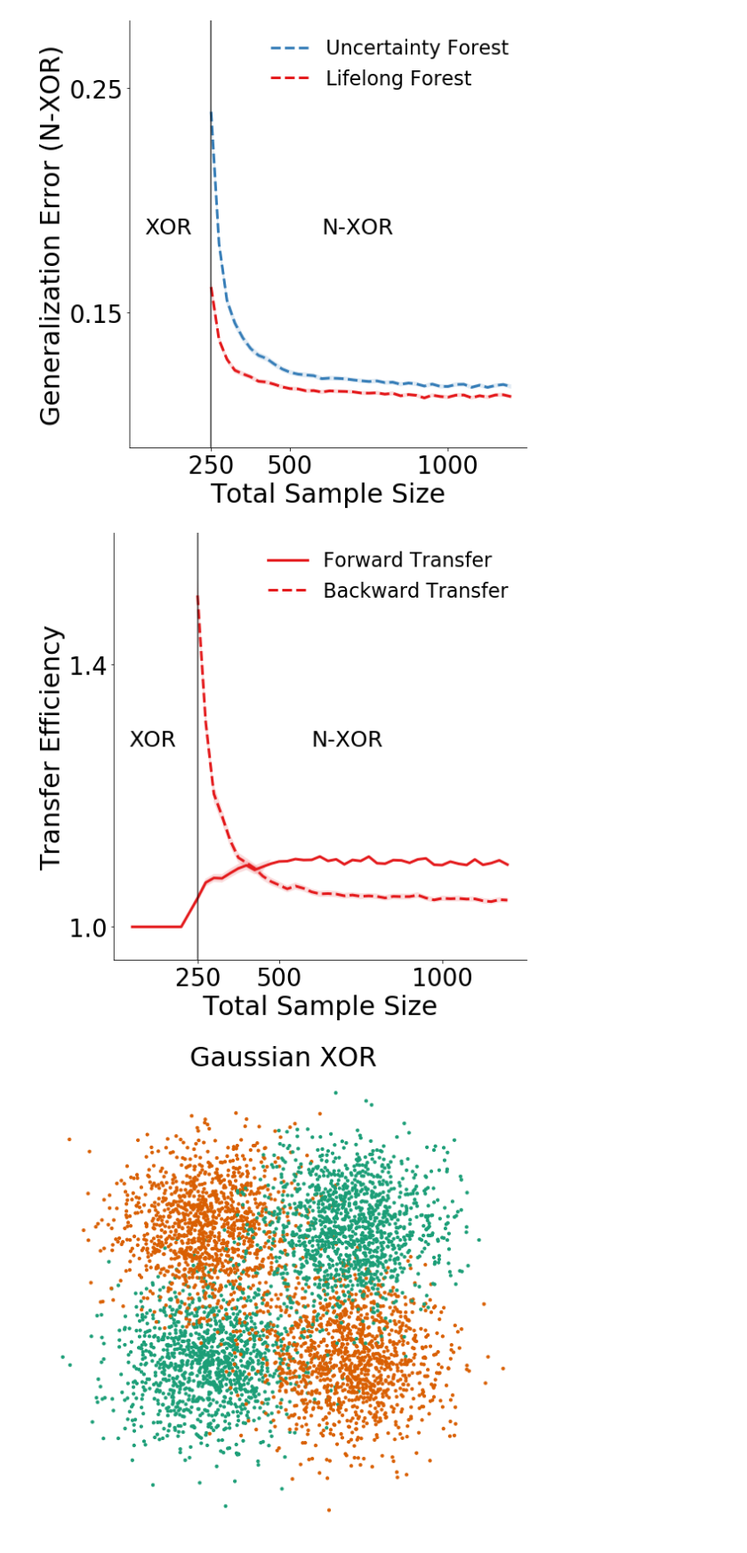
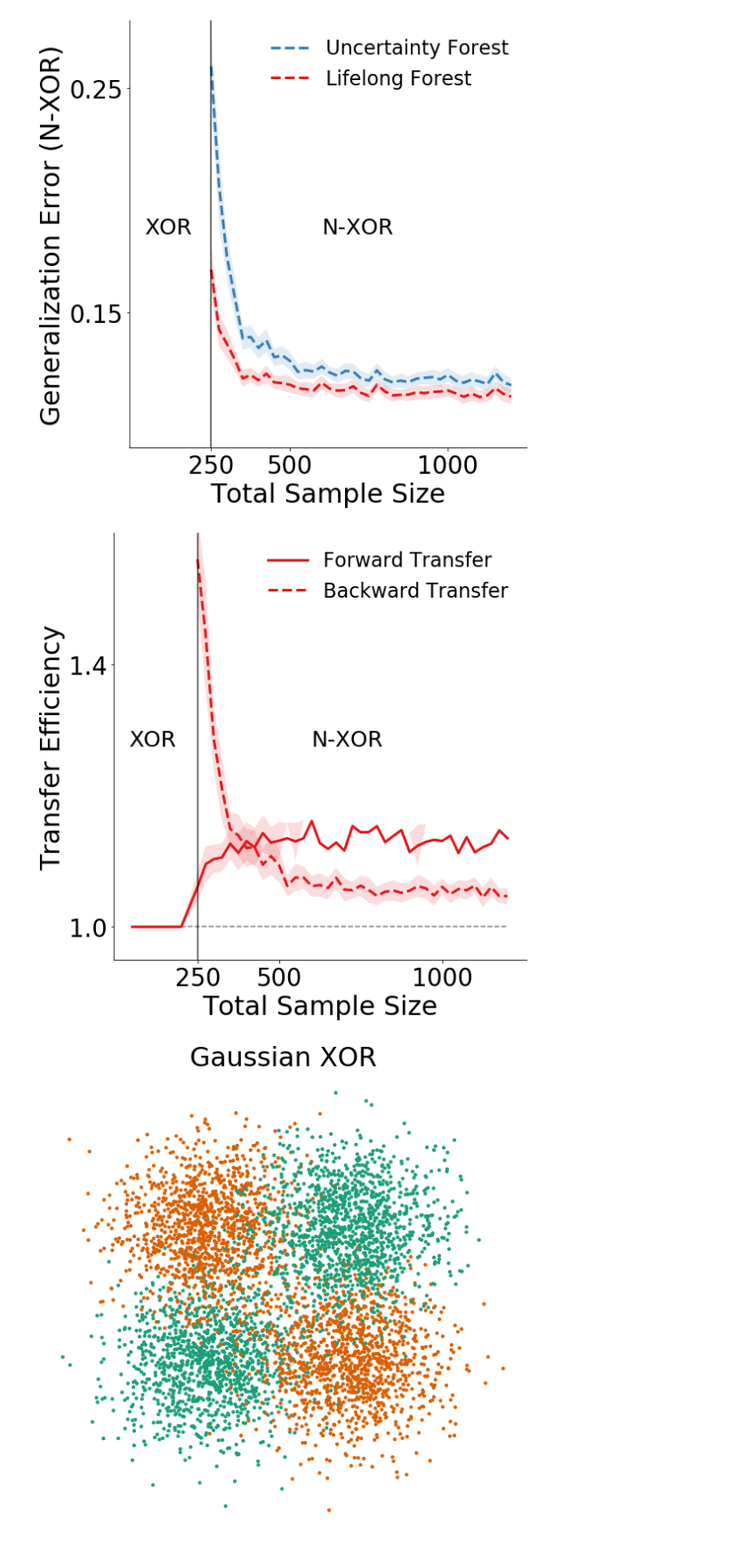
Before and after one commit to neurodata/lifelong_learner, a Jupyter notebook: lifelong_learner/notebooks/xor_nxor_exp.ipynb, the cells around one changed output. Shown: that part at 89% size. Cells and saved outputs as stored; diff of their text form; code cells hidden in the pictures.

```diff
--- a/lifelong_learner/notebooks/xor_nxor_exp.ipynb
+++ b/lifelong_learner/notebooks/xor_nxor_exp.ipynb
@@ -550,7 +544,7 @@ starting to compute 175 xor
 [Parallel(n_jobs=40)]: Using backend LokyBackend with 40 concurrent workers.
 ... (80 outputs left out)
 # %%
-mc_rep = 500
+mc_rep = 50
 mean_error = unpickle('../result/mean_xor_nxor.pickle')
 std_error = unpickle('../result/std_xor_nxor.pickle')/np.sqrt(mc_rep)
 
@@ -672,7 +666,7 @@ plt.tight_layout()
 
 plt.savefig('../result/fig2_2.pdf',dpi=500)
 # %% [output]
-[figure, old version]
+[figure, new version]
 # %%
 mean_error = unpickle('../result/mean_te_xor_nxor.pickle')
 std_error = unpickle('../result/std_te_xor_nxor.pickle')/np.sqrt(mc_rep)
@@ -696,34 +690,35 @@ ax1.fill_between(ns,
 
 ax1.plot(ns[len(n1s):], mean_error[1, len(n1s):], label=algorithms[1], c=colors[0], ls=ls[1], lw=3)
 ax1.fill_between(ns[len(n1s):],
         mean_error[1, len(n1s):] + 1.96*std_error[1, len(n1s):],
         mean_error[1, len(n1s):] - 1.96*std_error[1, len(n1s):],
         where=mean_error[1, len(n1s):] + 1.96*std_error[1, len(n1s):] >= mean_error[1, len(n1s):] - 1.96*std_error[1, len(n1s):],
         facecolor=colors[0],
         alpha=0.15,
         interpolate=True)
 
 ax1.set_ylabel('Transfer Efficiency', fontsize=fontsize)
 ax1.legend(loc='upper right', fontsize=22.5, frameon=False)
 ax1.set_ylim(0.95, 1.6)
 ax1.set_xlabel('Total Sample Size', fontsize=fontsize)
 ax1.tick_params(labelsize=labelsize)
 ax1.set_yticks([1, 1.4])
 ax1.set_xticks([250, 500, 1000])
 ax1.axvline(x=ns[len(n1s)], c='k', alpha=0.75)
 right_side = ax1.spines["right"]
 right_side.set_visible(False)
 top_side = ax1.spines["top"]
 top_side.set_visible(False)
+ax1.hlines(1, 50,1200, colors='gray', linestyles='dashed',linewidth=1.5)
 
 ax1.text(40, np.mean(ax1.get_ylim()), "%s"%(TASK1), fontsize=25)
 ax1.text(600, np.mean(ax1.get_ylim()), "%s"%(TASK2), fontsize=25)
 
 plt.tight_layout()
 
 plt.savefig('../result/fig2_3.pdf',dpi=500)
 # %% [output]
-[figure, old version]
+[figure, new version]
 # %%
 colors = sns.color_palette('Dark2', n_colors=2)
 
```
Also changed, not shown: parts of 3 cells of this notebook, 9 other files.
